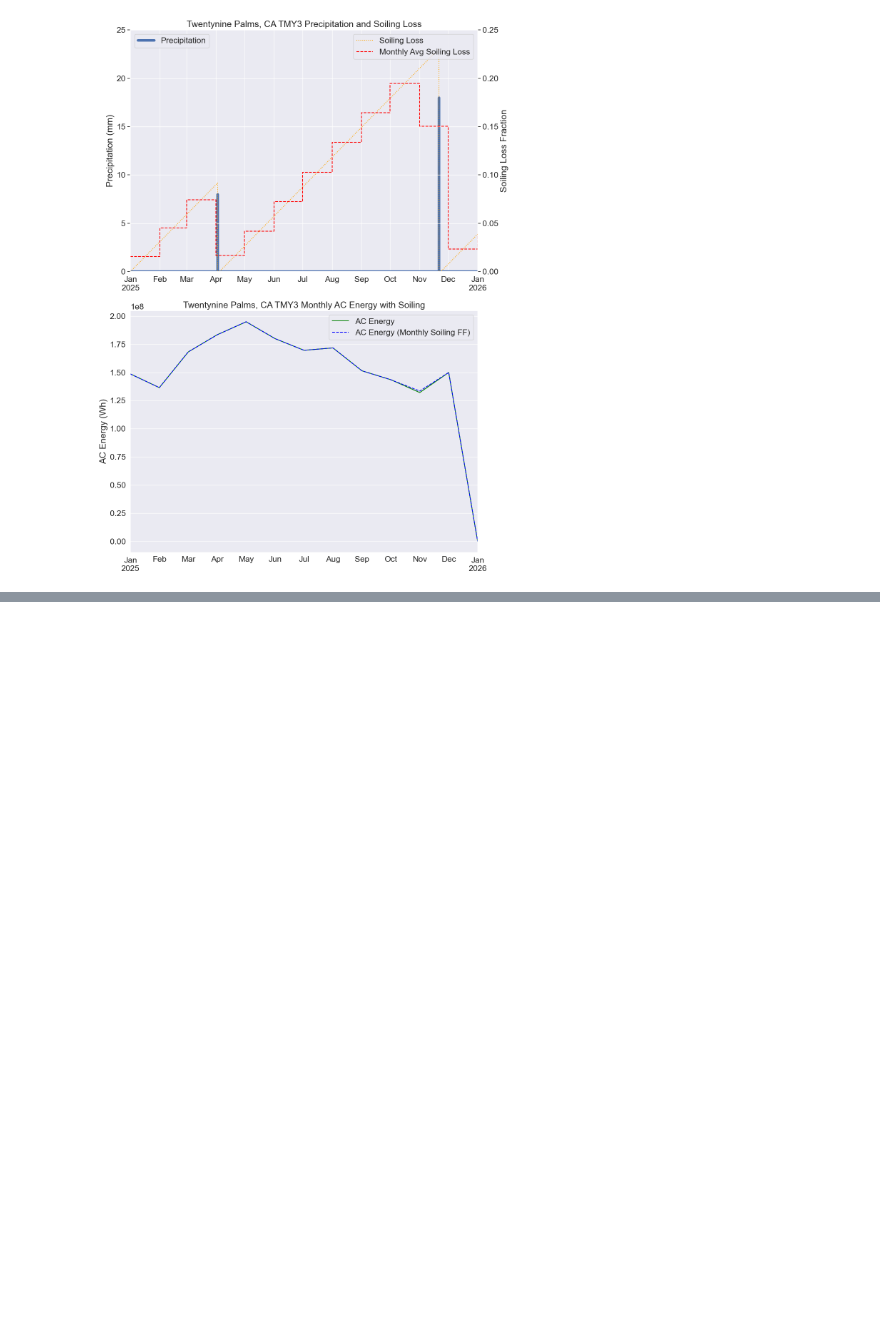
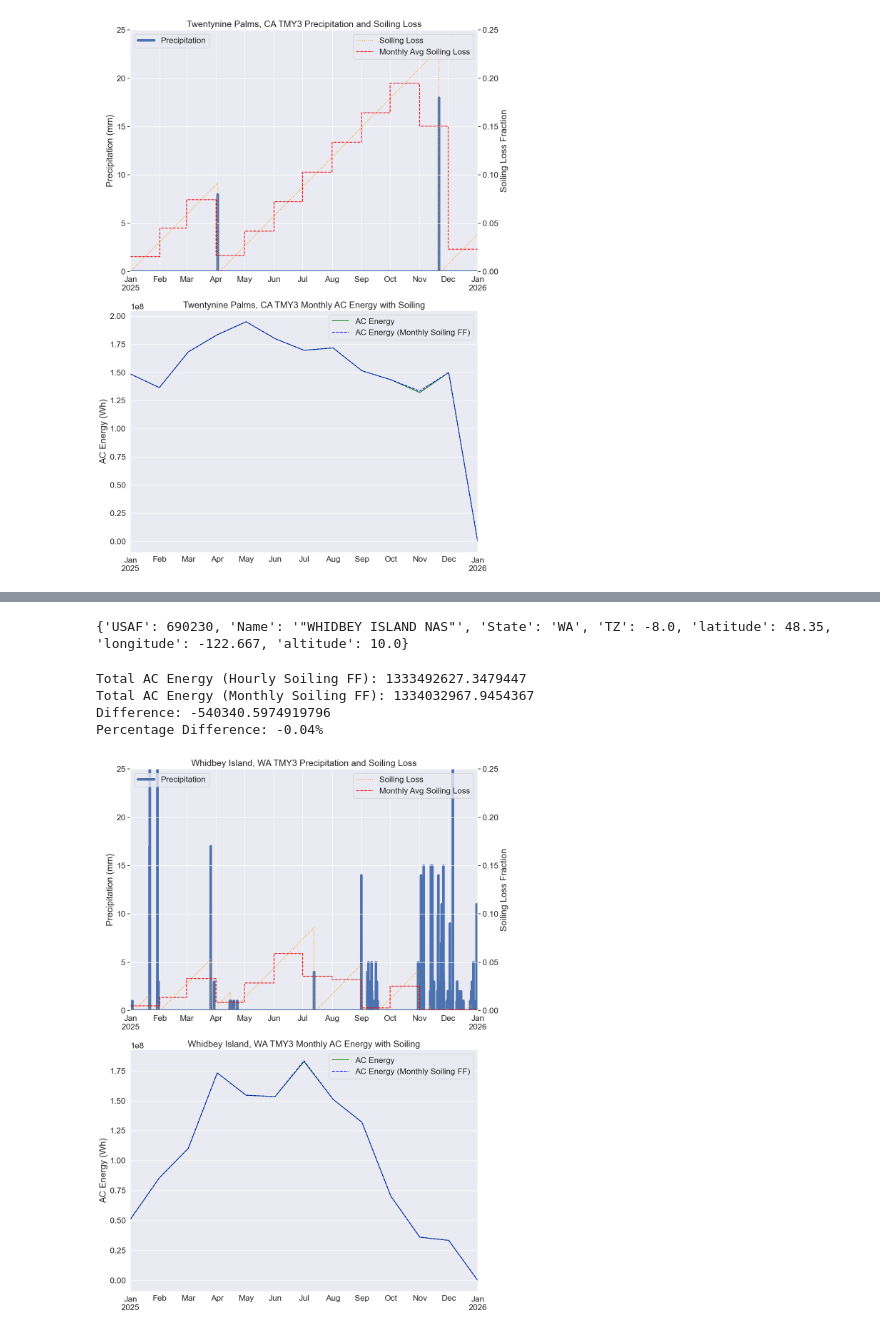
Before and after one commit to mikofski/pvsc54-temporal-soiling-impact, a Jupyter notebook: pvsc54-soiling.ipynb, the cells around one changed output, grey strips where cells are left out. Cells and saved outputs as stored; diff of their text form; code cells hidden in the pictures; blank space fills up the shorter version.

```diff
--- a/pvsc54-soiling.ipynb
+++ b/pvsc54-soiling.ipynb
@@ -187,0 +137,54 @@ twentynine_palms.head()
+# %%
+whidbey_isle, meta_wi = pvl.iotools.read_tmy3(
+    filename=(alltmy3 / "690230TYA.CSV"),
+    coerce_year=2025)
+
+print(meta_wi)
+
+soiling_wi = get_soiling_profiles(whidbey_isle)
+
+fixedtilt_wi = get_fixedtilt_energy(
+    whidbey_isle, meta_wi, soiling_wi)
+
+monthly_soil_wi = soiling_wi.resample('ME').mean().shift(freq='-1M').shift(freq='1D')
+monthly_soil_wi = monthly_soil_wi.resample('H').ffill().iloc[:-1]
+monthly_ff_wi = get_fixedtilt_energy(
+    whidbey_isle, meta_wi, monthly_soil_wi)
+
+
+f, a = plt.subplots(2, 1, figsize=(12, 16))
+
+whidbey_isle['Lprecip depth (mm)'].plot(ax=a[0], linewidth=5, label='Precipitation')
+atwin = a[0].twinx()
+soiling_wi.plot(
+    ax=atwin, color='orange', label='Soiling Loss', linestyle=':')
+monthly_soil_wi.plot(
+    ax=atwin, color='red', linestyle='--', label='Monthly Avg Soiling Loss',
+    drawstyle='steps-post')
+a[0].set_title('Whidbey Island, WA TMY3 Precipitation and Soiling Loss')
+a[0].set_ylabel('Precipitation (mm)')
+atwin.set_ylabel('Soiling Loss Fraction')
+a[0].legend(loc='upper left')
+atwin.legend(loc='upper right')
+a[0].set_ylim(0, 25)
+atwin.set_ylim(0, 0.25)
+fixedtilt_wi['ac_energy'].resample('ME').sum().plot(
+    ax=a[1], color='green', label='AC Energy')
+monthly_ff_wi['ac_energy'].resample('ME').sum().plot(
+    ax=a[1], color='blue', linestyle='--', label='AC Energy (Monthly Soiling FF)')
+a[1].set_title('Whidbey Island, WA TMY3 Monthly AC Energy with Soiling')
+a[1].set_ylabel('AC Energy (Wh)')
+a[1].legend()
+f.tight_layout()
+
+print(f"Total AC Energy (Hourly Soiling FF): {fixedtilt_wi['ac_energy'].sum()}")
+print(f"Total AC Energy (Monthly Soiling FF): {monthly_ff_wi['ac_energy'].sum()}")
+print(f"Difference: {fixedtilt_wi['ac_energy'].sum() - monthly_ff_wi['ac_energy'].sum()}")
+print(f"Percentage Difference: {100 * (1 - monthly_ff_wi['ac_energy'].sum() / fixedtilt_wi['ac_energy'].sum()):.2f}%")
+# %% [output]
+{'USAF': 690230, 'Name': '"WHIDBEY ISLAND NAS"', 'State': 'WA', 'TZ': -8.0, 'latitude': 48.35, 'longitude': -122.667, 'altitude': 10.0}
+Total AC Energy (Hourly Soiling FF): 1333492627.3479447
+Total AC Energy (Monthly Soiling FF): 1334032967.9454367
+Difference: -540340.5974919796
+Percentage Difference: -0.04%
+[figure, added]
```
Also changed, not shown: parts of 20 cells of this notebook, 2 other files.
